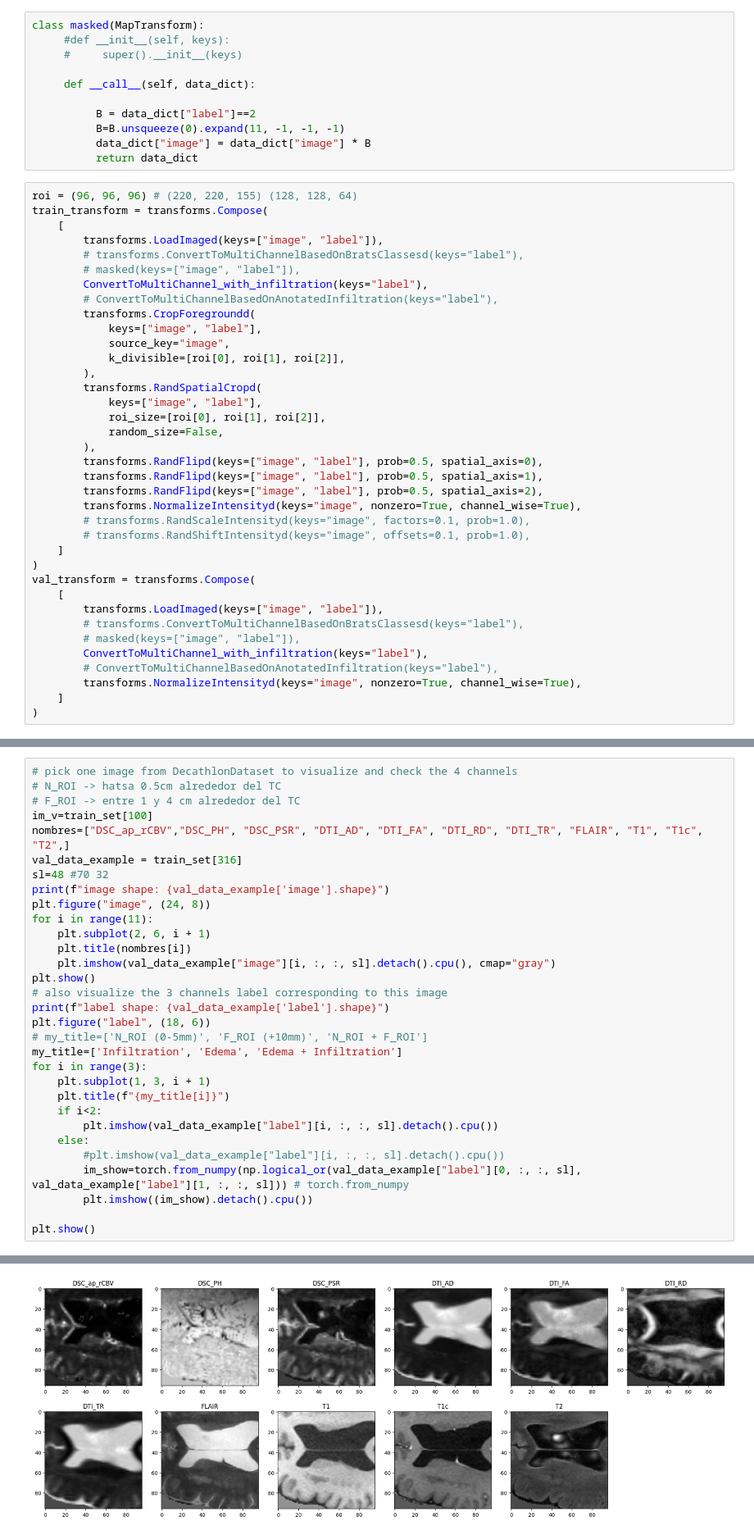
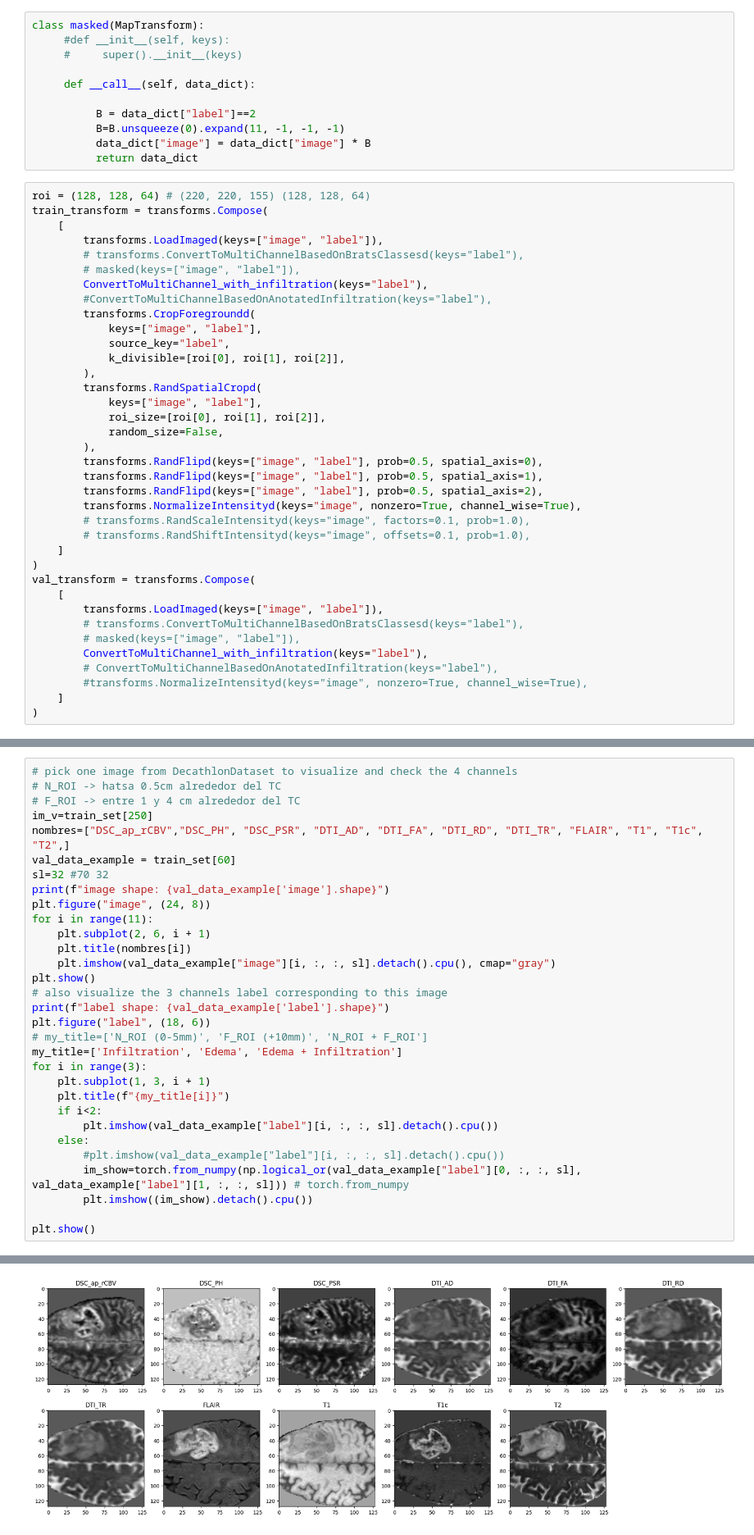
Before and after one commit to GBM-images-research/Swin_transformer_UPennGBM, a Jupyter notebook: ver_transformaciones.ipynb, the cells around one changed output, grey strips where cells are left out. Shown at 82% size. Cells and saved outputs as stored; diff of their text form.

Commit message:
modificado data loader

```diff
--- a/ver_transformaciones.ipynb
+++ b/ver_transformaciones.ipynb
@@ -207,17 +208,17 @@ class masked(MapTransform):
           data_dict["image"] = data_dict["image"] * B
           return data_dict
 # %%
-roi = (96, 96, 96) # (220, 220, 155) (128, 128, 64)
+roi = (128, 128, 64) # (220, 220, 155) (128, 128, 64)
 train_transform = transforms.Compose(
     [
         transforms.LoadImaged(keys=["image", "label"]),
         # transforms.ConvertToMultiChannelBasedOnBratsClassesd(keys="label"),
         # masked(keys=["image", "label"]),
         ConvertToMultiChannel_with_infiltration(keys="label"),
-        # ConvertToMultiChannelBasedOnAnotatedInfiltration(keys="label"),
+        #ConvertToMultiChannelBasedOnAnotatedInfiltration(keys="label"),
         transforms.CropForegroundd(
             keys=["image", "label"],
-            source_key="image",
+            source_key="label",
             k_divisible=[roi[0], roi[1], roi[2]],
         ),
         transforms.RandSpatialCropd(
@@ -240,7 +241,7 @@ val_transform = transforms.Compose(
         # masked(keys=["image", "label"]),
         ConvertToMultiChannel_with_infiltration(keys="label"),
         # ConvertToMultiChannelBasedOnAnotatedInfiltration(keys="label"),
-        transforms.NormalizeIntensityd(keys="image", nonzero=True, channel_wise=True),
+        #transforms.NormalizeIntensityd(keys="image", nonzero=True, channel_wise=True),
     ]
 )
 # %%
@@ -269,10 +270,10 @@ torch.Size([2, 96, 96, 96])
 # pick one image from DecathlonDataset to visualize and check the 4 channels
 # N_ROI -> hatsa 0.5cm alrededor del TC
 # F_ROI -> entre 1 y 4 cm alrededor del TC
-im_v=train_set[100]
+im_v=train_set[250]
 nombres=["DSC_ap_rCBV","DSC_PH", "DSC_PSR", "DTI_AD", "DTI_FA", "DTI_RD", "DTI_TR", "FLAIR", "T1", "T1c", "T2",]
-val_data_example = train_set[316]
-sl=48 #70 32
+val_data_example = train_set[60]
+sl=32 #70 32
 print(f"image shape: {val_data_example['image'].shape}")
 plt.figure("image", (24, 8))
 for i in range(11):
@@ -301 +302 @@ image shape: torch.Size([11, 96, 96, 96])
-[figure, old version]
+[figure, new version]
```
Also changed, not shown: parts of 3 cells of this notebook, 3 other files.
